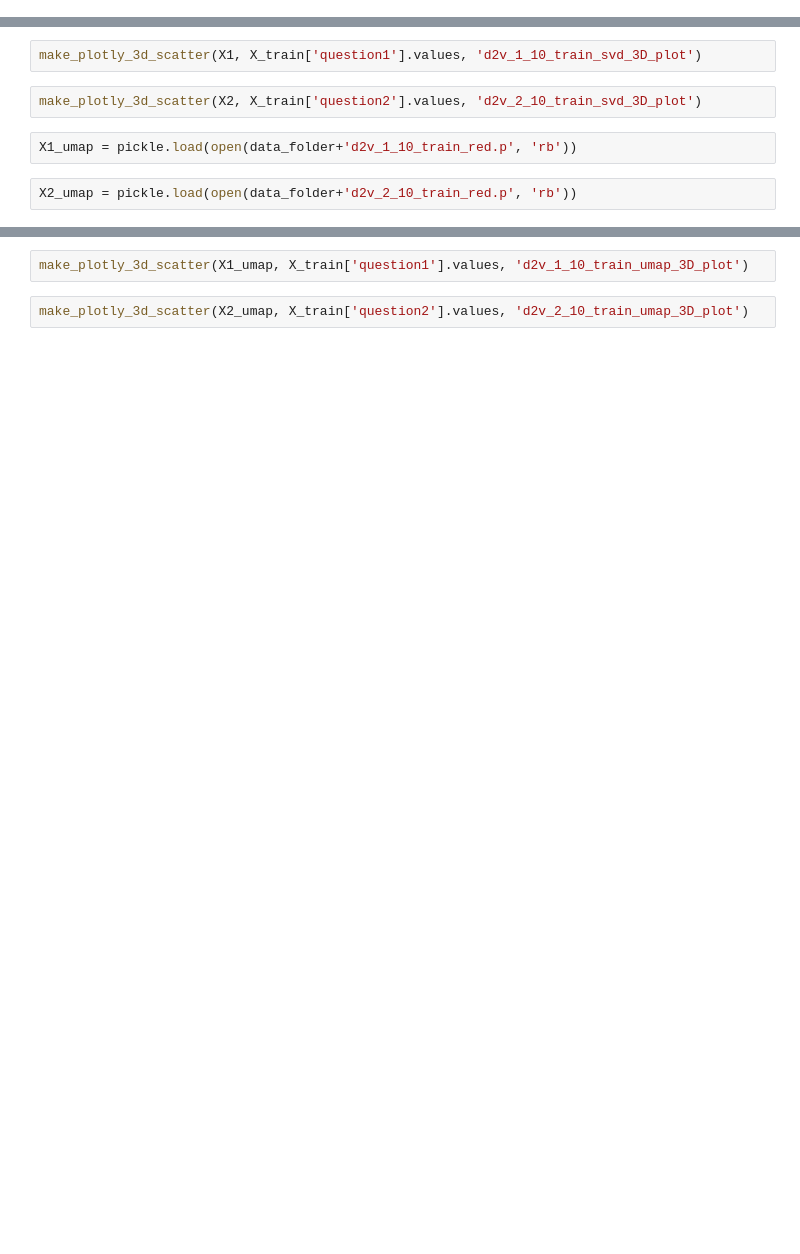
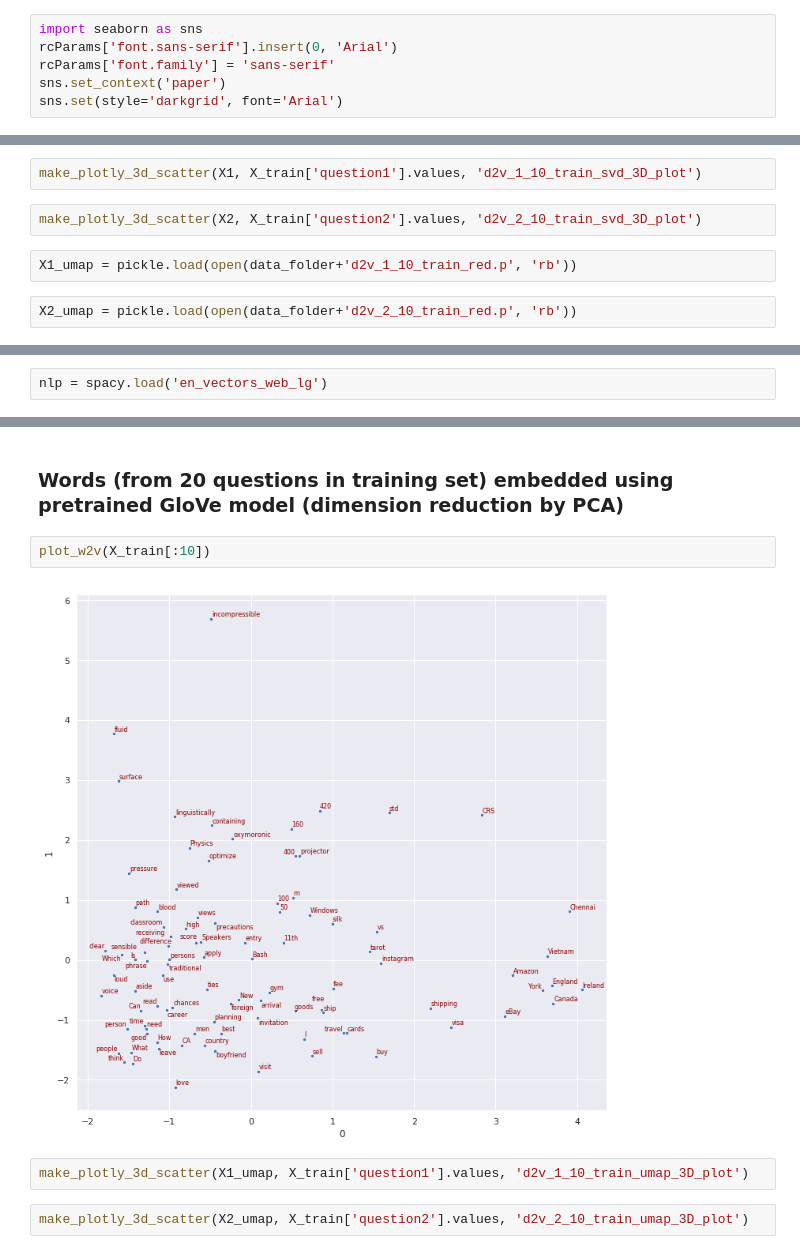
Before and after one commit to sirisurab/dupquest, a Jupyter notebook: src/plotter.ipynb, the cells around one changed output, grey strips where cells are left out. Cells and saved outputs as stored; diff of their text form; blank space fills up the shorter version.

```diff
--- a/src/plotter.ipynb
+++ b/src/plotter.ipynb
@@ -4,0 +16,6 @@ import pickle
+# %%
+import seaborn as sns
+rcParams['font.sans-serif'].insert(0, 'Arial')
+rcParams['font.family'] = 'sans-serif'
+sns.set_context('paper')
+sns.set(style='darkgrid', font='Arial')
@@ -65,0 +232,2 @@ X2_umap = pickle.load(open(data_folder+'d2v_2_10_train_red.p', 'rb'))
+# %%
+nlp = spacy.load('en_vectors_web_lg')
@@ -66,3 +292,9 @@ X2_umap = pickle.load(open(data_folder+'d2v_2_10_train_red.p', 'rb'))
+# %% [markdown]
+### Words (from 20 questions in training set) embedded using pretrained GloVe model (dimension reduction by PCA)
+# %%
+plot_w2v(X_train[:10])
+# %% [output]
+[figure, added]
 # %%
 make_plotly_3d_scatter(X1_umap, X_train['question1'].values, 'd2v_1_10_train_umap_3D_plot')
 # %%
```
Also changed, not shown: parts of 52 cells of this notebook.
